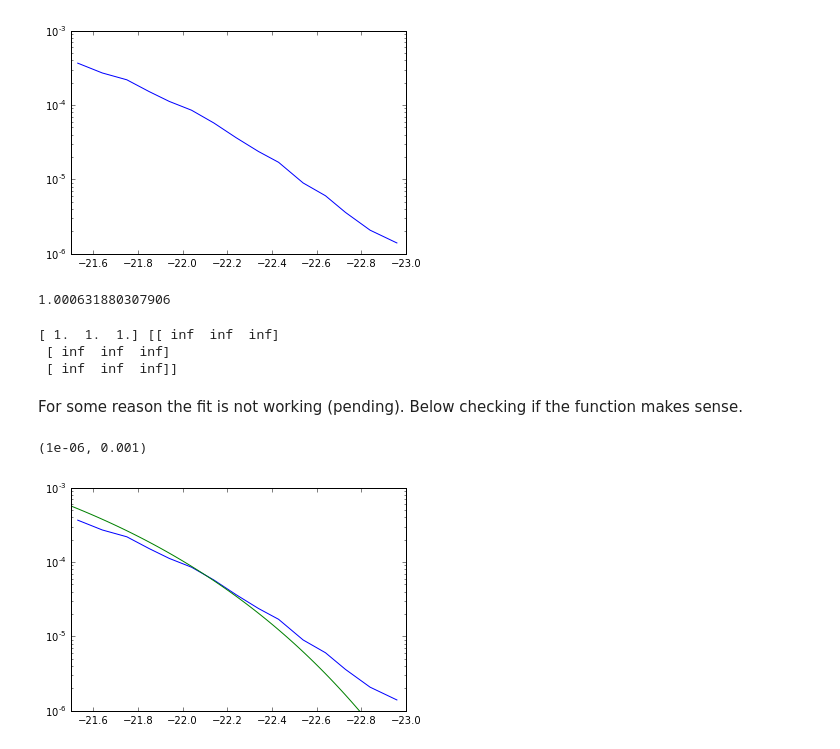
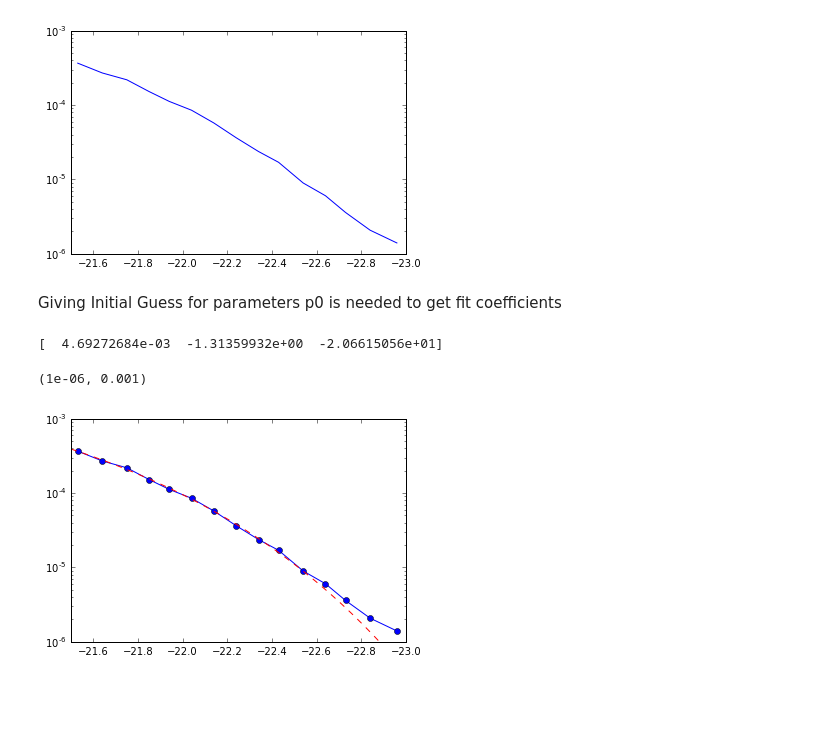
Before and after one commit to on-escience2016/python, a Jupyter notebook: fit/optimize.ipynb, the cells around one changed output. Saved outputs shown, nothing was run; the diff lists cells and outputs as text; code cells hidden in the pictures; blank space fills up the shorter version.

Commit message:
Initial guess to get fit coeffs

```diff
--- a/fit/optimize.ipynb
+++ b/fit/optimize.ipynb
@@ -69,29 +69,25 @@ plt.ylim(1e-6, 1e-3)
 # %% [output]
 (1e-06, 0.001)
 [figure]
-# %%
-np.exp()
-# %% [output]
-1.000631880307906
 # %%
 def lumfunc(x, phis, alphas, M):
     return 0.4*np.log(10.)*phis*((10.**(0.4*(M-x)))**(alphas+1.))*(np.exp(-10.**(0.4*(M-x))))
+# %% [markdown]
+Giving Initial Guess for parameters p0 is needed to get fit coefficients
 # %%
-lfcoef, lfcov = curve_fit(lumfunc, m, phi)
-print lfcoef, lfcov
+p0 = [1.2e-2, -1.5, -20.5]
+lfcoef, lfcov = curve_fit(lumfunc, m, phi, p0=p0)
+print lfcoef
 # %% [output]
-[ 1.  1.  1.] [[ inf  inf  inf]
- [ inf  inf  inf]
- [ inf  inf  inf]]
+[  4.69272684e-03  -1.31359932e+00  -2.06615056e+01]
-# %% [markdown]
-For some reason the fit is not working (pending).
-Below checking if the function makes sense.
 # %%
-plt.semilogy(lf['col1'],lf['col2'])
+plt.semilogy(lf['col1'],lf['col2'], 'bo-')
 mabs = np.linspace(-21.5, -23, 100)
-plt.semilogy(mabs, lumfunc(mabs, 1.2e-2, -1.5, -20.5))
+#plt.semilogy(mabs, lumfunc(mabs, 1.2e-2, -1.5, -20.5))
+plt.semilogy(mabs, lumfunc(mabs, lfcoef[0], lfcoef[1], lfcoef[2]), 'r--')
+
 plt.xlim(-21.5, -23)
 plt.ylim(1e-6, 1e-3)
 # %% [output]
 (1e-06, 0.001)
-[figure, old version]
+[figure, new version]
```
Also changed, not shown: parts of 5 cells of this notebook.
